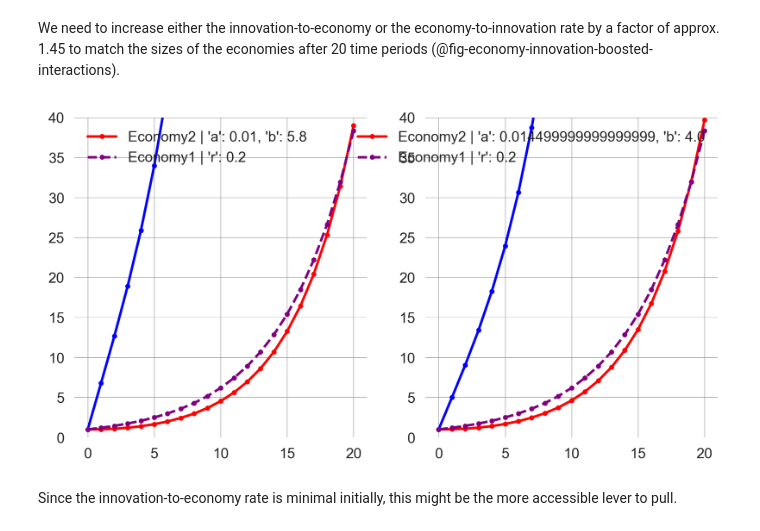
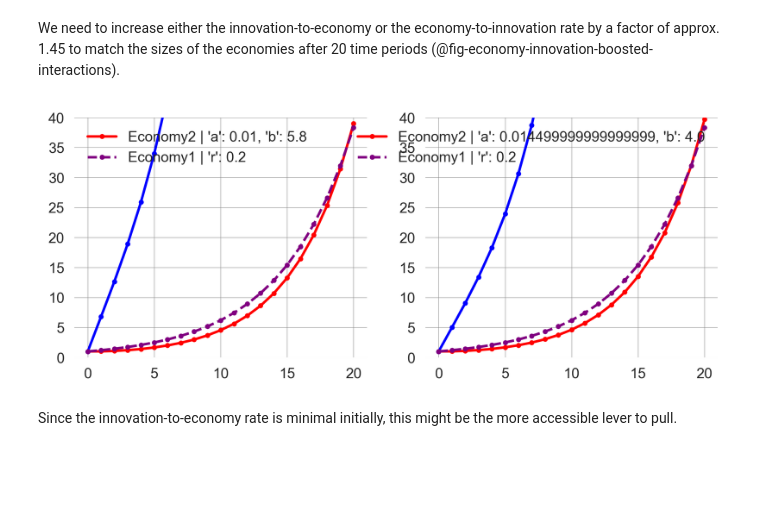
Before and after one commit to wbarfuss/csm-of-hei, a Jupyter notebook: 02.01-Nonlinearity.ipynb, the cells around one changed output. Drawn from its saved outputs; the diff is of its cells as text; code cells hidden in the pictures; blank space fills up the shorter version.

```diff
--- a/02.01-Nonlinearity.ipynb
+++ b/02.01-Nonlinearity.ipynb
@@ -514,13 +517,13 @@ We need to increase either the innovation-to-economy or the economy-to-innovatio
 # %%
 #| label: fig-economy-innovation-boosted-interactions
 #| fig-cap: Economy-Innovation interactions with a 1.45-fold increase of a single conversion rate
-fig = plt.figure(figsize=(8,4))
+fig = plt.figure(figsize=(8,3))
 ax1 = fig.add_subplot(121) # LEFT PLOT
 compare_models(econTOinno=4.0*1.45)
 ax2 = fig.add_subplot(122) # RIGHT PLOT
 compare_models(innoTOecon=0.01*1.45)
 # %% [output]
-[figure, old version]
+[figure, new version]
 # %% [markdown]
 Since the innovation-to-economy rate is minimal initially, this might be the more accessible lever to pull.
 # %% [markdown]
```
Also changed, not shown: parts of 48 cells of this notebook, 1 other file.
